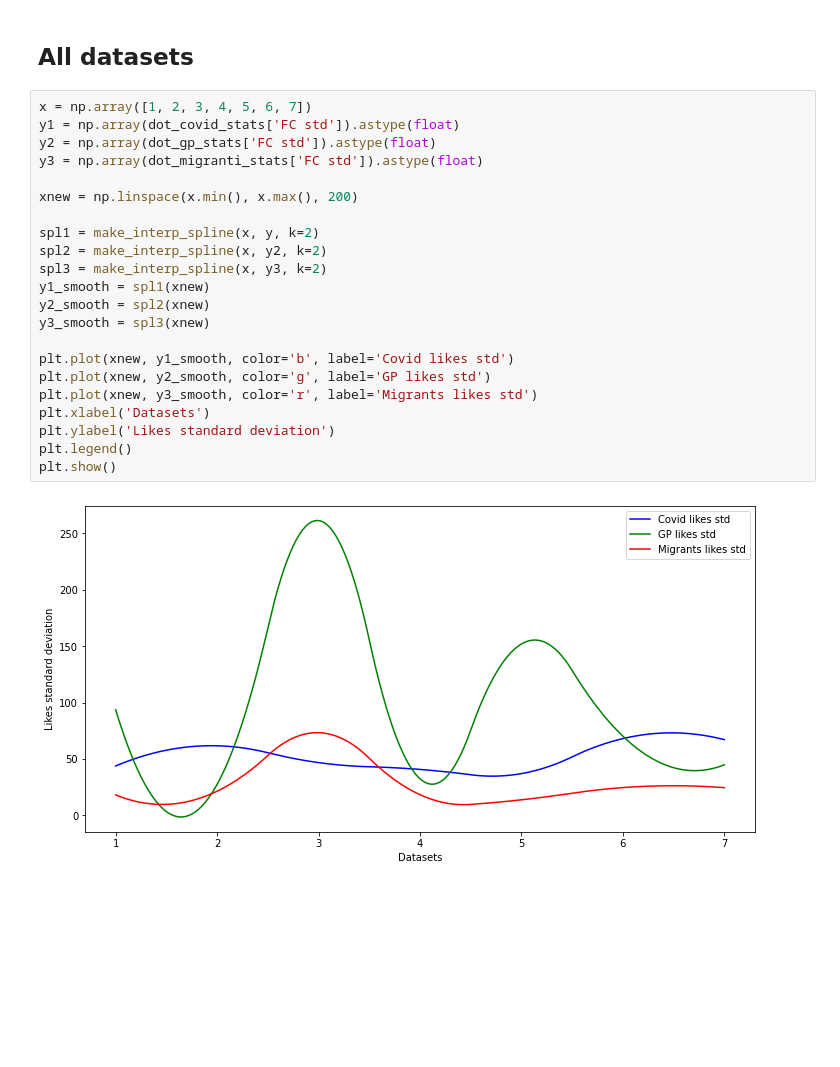
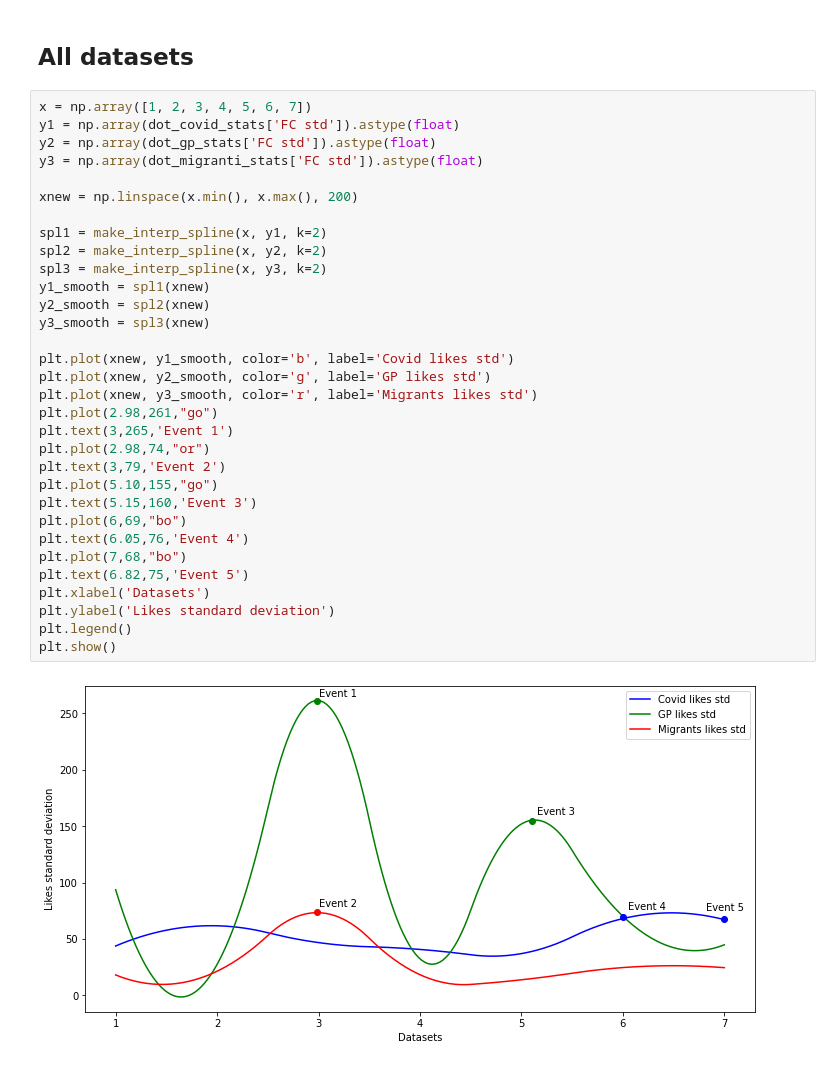
Before and after one commit to Dassoo/info-vis_project, a Jupyter notebook: stat_graphs.ipynb, the cells around one changed output. Cells and saved outputs as stored; diff of their text form; blank space fills up the shorter version.

```diff
--- a/stat_graphs.ipynb
+++ b/stat_graphs.ipynb
@@ -88,24 +88,34 @@ plt.show()
 # %%
 x = np.array([1, 2, 3, 4, 5, 6, 7])
 y1 = np.array(dot_covid_stats['FC std']).astype(float)
 y2 = np.array(dot_gp_stats['FC std']).astype(float)
 y3 = np.array(dot_migranti_stats['FC std']).astype(float)
 
 xnew = np.linspace(x.min(), x.max(), 200)
 
-spl1 = make_interp_spline(x, y, k=2)
+spl1 = make_interp_spline(x, y1, k=2)
 spl2 = make_interp_spline(x, y2, k=2)
 spl3 = make_interp_spline(x, y3, k=2)
 y1_smooth = spl1(xnew)
 y2_smooth = spl2(xnew)
 y3_smooth = spl3(xnew)
 
 plt.plot(xnew, y1_smooth, color='b', label='Covid likes std')
 plt.plot(xnew, y2_smooth, color='g', label='GP likes std')
 plt.plot(xnew, y3_smooth, color='r', label='Migrants likes std')
+plt.plot(2.98,261,"go")
+plt.text(3,265,'Event 1')
+plt.plot(2.98,74,"or")
+plt.text(3,79,'Event 2')
+plt.plot(5.10,155,"go")
+plt.text(5.15,160,'Event 3')
+plt.plot(6,69,"bo")
+plt.text(6.05,76,'Event 4')
+plt.plot(7,68,"bo")
+plt.text(6.82,75,'Event 5')
 plt.xlabel('Datasets')
 plt.ylabel('Likes standard deviation')
 plt.legend()
 plt.show()
 # %% [output]
-[figure, old version]
+[figure, new version]
```
Also changed, not shown: 2 other files.
